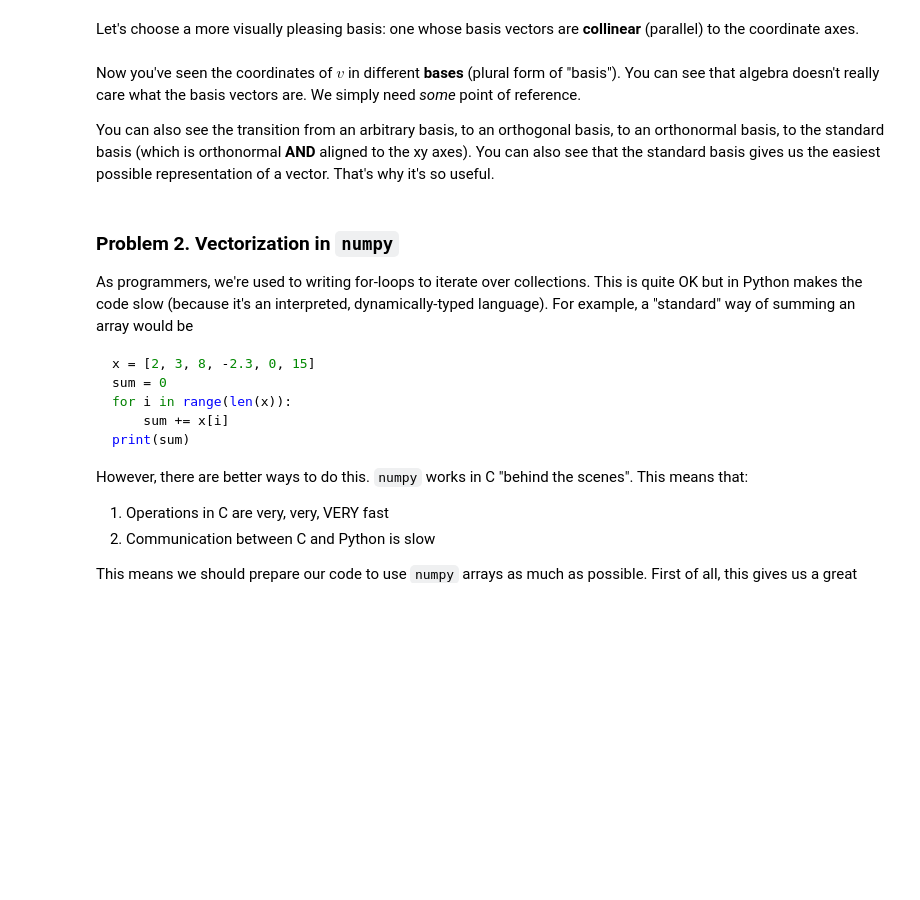
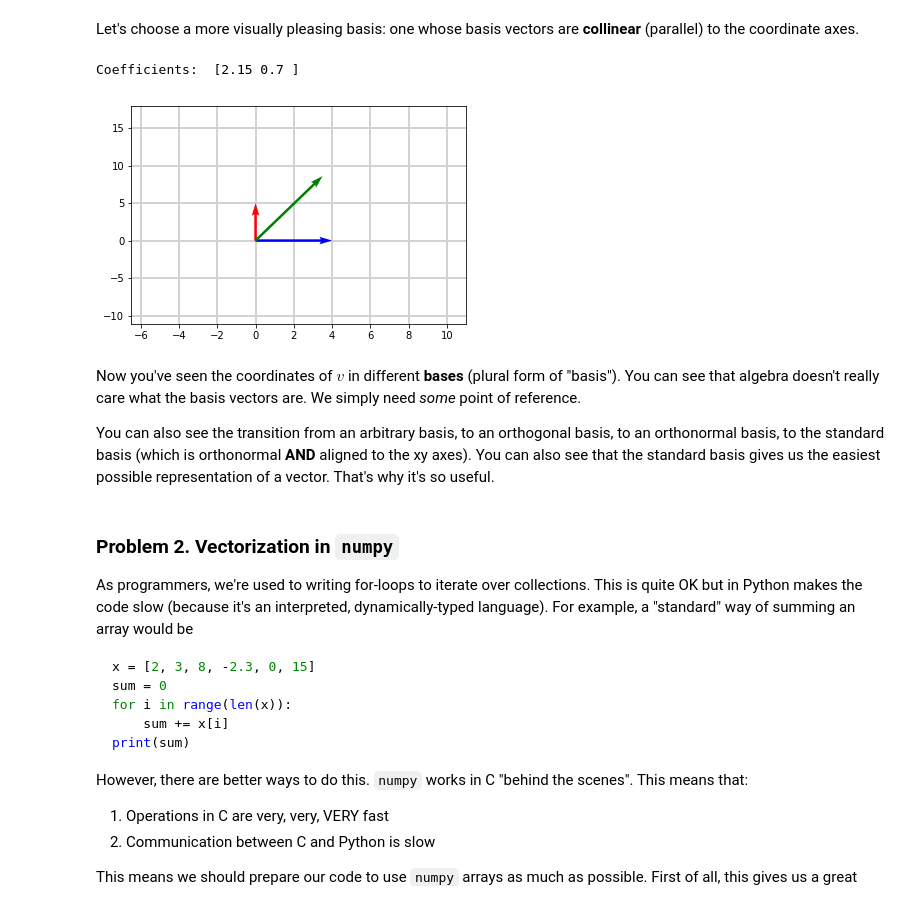
Before and after one commit to powerslider/ai_softuni, a Jupyter notebook: 01_Math_Concepts_For_Developers/06. Linear-Algebra-Exercise/Linear Algebra Exercise.ipynb, the cells around one changed output. Drawn from its saved outputs; the diff is of its cells as text; code cells hidden in the pictures; blank space fills up the shorter version.

```diff
--- a/01_Math_Concepts_For_Developers/06. Linear-Algebra-Exercise/Linear Algebra Exercise.ipynb
+++ b/01_Math_Concepts_For_Developers/06. Linear-Algebra-Exercise/Linear Algebra Exercise.ipynb
@@ -81,8 +117,11 @@ Let's choose a more visually pleasing basis: one whose basis vectors are **colli
 # %%
 e1, e2 = [[0, 5], [4, 0]]
 coefficients = find_linear_combination_coefficients(e1, e2, v)
 print("Coefficients: ", str(coefficients))
-plot_vectors([[0, 0, i[0], i[1]] for i in [e1, e2, v]], "red", "blue", "green")
+plot_vectors([[0, 0, i[0], i[1]] for i in [e1, e2, v]], ["red", "blue", "green"])
+# %% [output]
+Coefficients:  [2.15 0.7 ]
+[figure, added]
 # %% [markdown]
 Now you've seen the coordinates of $v$ in different **bases** (plural form of "basis"). You can see that algebra doesn't really care what the basis vectors are. We simply need *some* point of reference.
 
```
Also changed, not shown: parts of 13 cells of this notebook.
